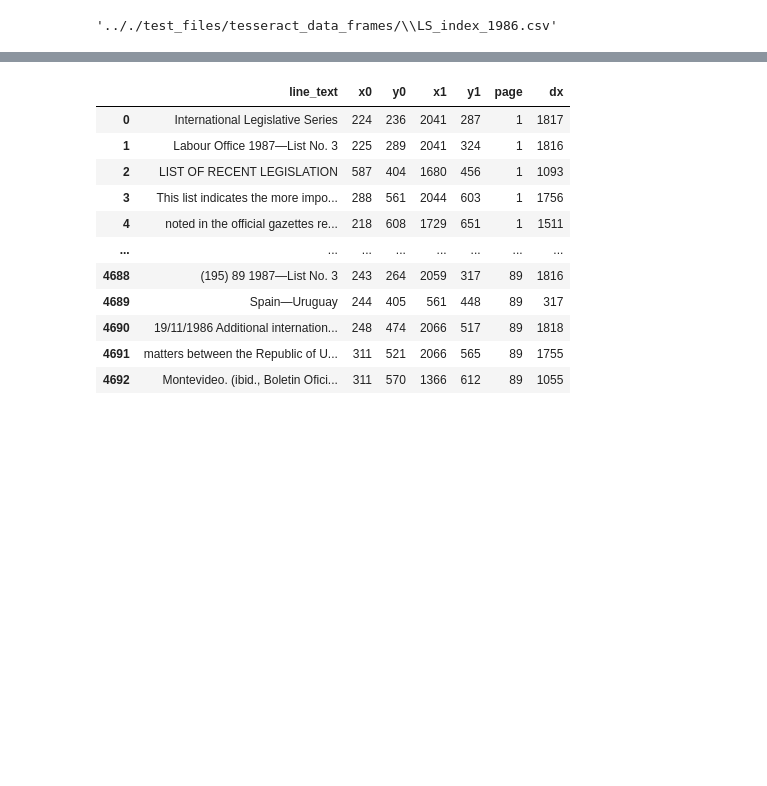
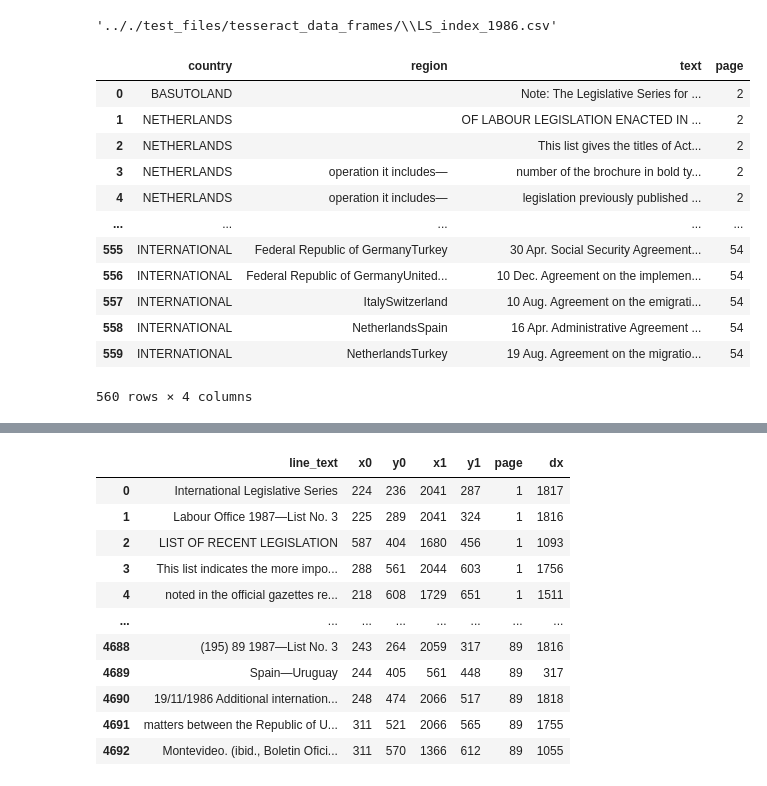
Before and after one commit to jeusa/indexex, a Jupyter notebook: code/index_extraction.ipynb, the cells around one changed output, grey strips where cells are left out. Cells and saved outputs as stored; diff of their text form; code cells hidden in the pictures; blank space fills up the shorter version.

```diff
--- a/code/index_extraction.ipynb
+++ b/code/index_extraction.ipynb
@@ -41,3 +41,21 @@ display(test_dfs, file)
  '.././test_files/tesseract_data_frames/\\LS_index_1986.csv',
  '.././test_files/tesseract_data_frames/\\LS_index_1986_split.csv']
 '.././test_files/tesseract_data_frames/\\LS_index_1986.csv'
+# %%
+pdf_df = pd.read_csv("H:/Documents/Indexex/ILO_yearly_indices/tesseract_data_frames/\\LS_index_1964.csv")
+rec = extract.extract_indexes(pdf_df)
+rec
+# %% [output]
+|  | country | region | text | page |
+| 0 | BASUTOLAND |  | Note: The Legislative Series for ... | 2 |
+| 1 | NETHERLANDS |  | OF LABOUR LEGISLATION ENACTED IN ... | 2 |
+| 2 | NETHERLANDS |  | This list gives the titles of Act... | 2 |
+| 3 | NETHERLANDS | operation it includes— | number of the brochure in bold ty... | 2 |
+| 4 | NETHERLANDS | operation it includes— | legislation previously published ... | 2 |
+| ... | ... | ... | ... | ... |
+| 555 | INTERNATIONAL | Federal Republic of GermanyTurkey | 30 Apr. Social Security Agreement... | 54 |
+| 556 | INTERNATIONAL | Federal Republic of GermanyUnited... | 10 Dec. Agreement on the implemen... | 54 |
+| 557 | INTERNATIONAL | ItalySwitzerland | 10 Aug. Agreement on the emigrati... | 54 |
+| 558 | INTERNATIONAL | NetherlandsSpain | 16 Apr. Administrative Agreement ... | 54 |
+| 559 | INTERNATIONAL | NetherlandsTurkey | 19 Aug. Agreement on the migratio... | 54 |
+560 rows × 4 columns
```
Also changed, not shown: parts of 4 cells of this notebook, 1 other file.
